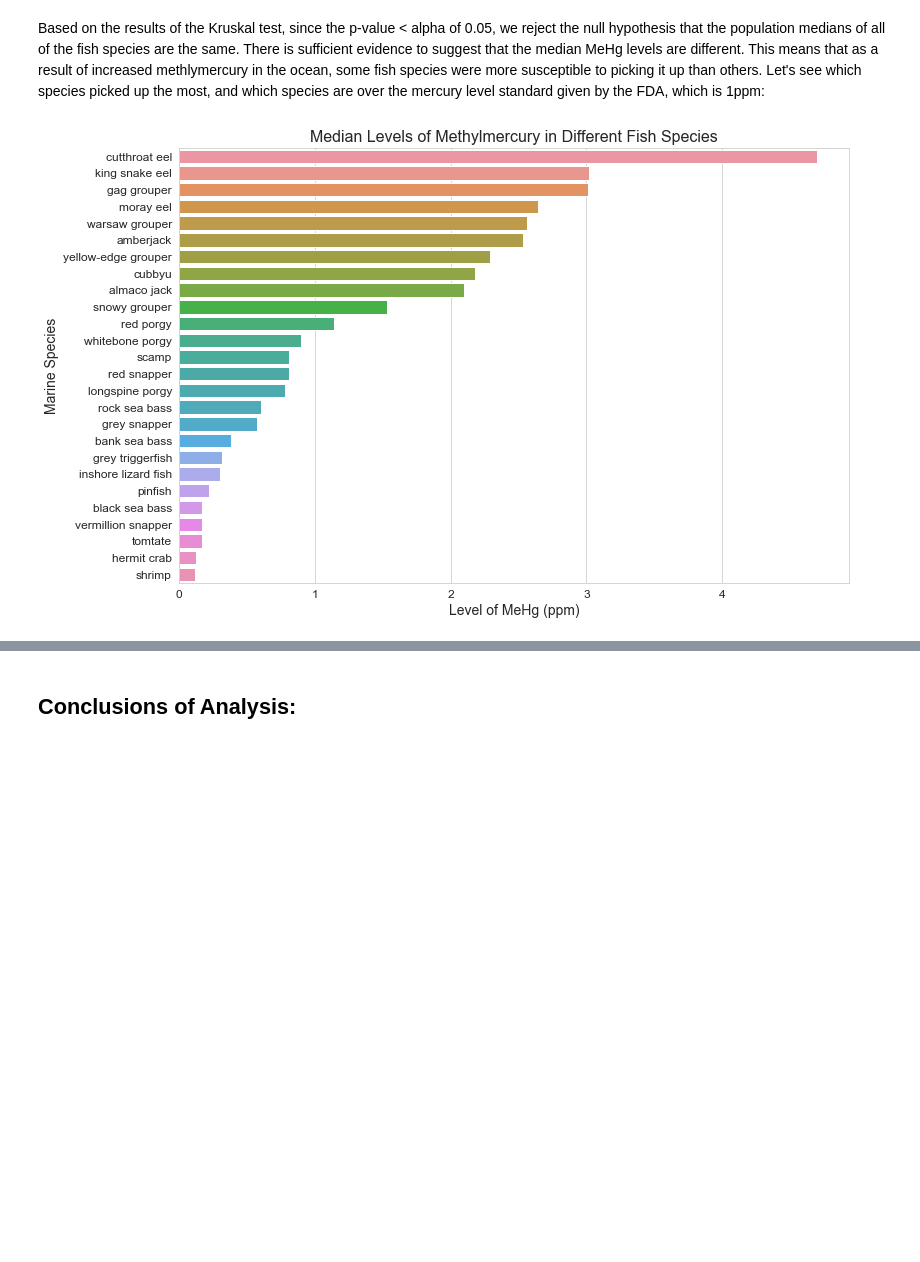
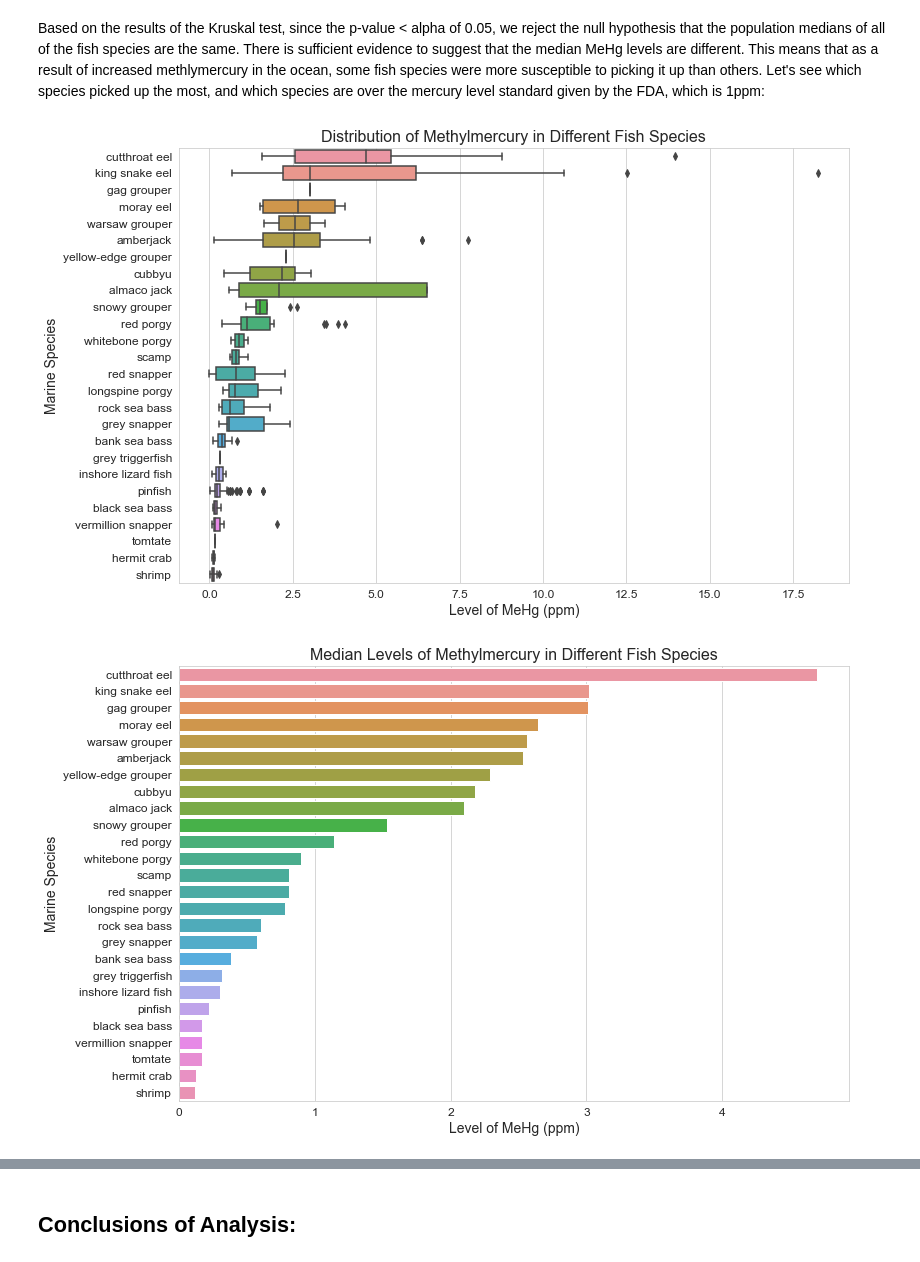
Before and after one commit to gbugieda/final-367-datascience, a Jupyter notebook: final-ocean-oil-spills.ipynb, the cells around one changed output, grey strips where cells are left out. Drawn from its saved outputs; the diff is of its cells as text; code cells hidden in the pictures; blank space fills up the shorter version.

```diff
--- a/final-ocean-oil-spills.ipynb
+++ b/final-ocean-oil-spills.ipynb
@@ -365,17 +385,29 @@ Since the pvalue is less than 0.05, we reject the null hypothesis.
 Based on the results of the Kruskal test, since the p-value < alpha of 0.05, we reject the null hypothesis that the population medians of all of the fish species are the same.  There is sufficient evidence to suggest that the median MeHg levels are different.  This means that as a result of increased methlymercury in the ocean, some fish species were more susceptible to picking it up than others.  Let's see which species picked up the most, and which species are over the mercury level standard given by the FDA, which is 1ppm:
 # %%
 medianMercury = mercury.groupby('Species').agg({'MeHg':'median'}).reset_index().sort_values('MeHg',ascending = False)
+
+plt.subplots(figsize=(12,8))
+sns.set_style("whitegrid")
+sns.boxplot(data=mercury,x="MeHg",y='Species',orient='h',order=medianMercury['Species'])
+
+plt.title("Distribution of Methylmercury in Different Fish Species",fontsize=16)
+plt.xlabel("Level of MeHg (ppm)",fontsize=14)
+plt.ylabel("Marine Species",fontsize=14)
+plt.xticks(fontsize=12)
+plt.yticks(fontsize=12)
+plt.show()
 
 plt.subplots(figsize=(12,8))
 sns.set_style("whitegrid")
 sns.barplot(data=medianMercury,x="MeHg",estimator=np.median,y='Species',orient='h',ci=None)
 
 plt.title("Median Levels of Methylmercury in Different Fish Species",fontsize=16)
 plt.xlabel("Level of MeHg (ppm)",fontsize=14)
 plt.ylabel("Marine Species",fontsize=14)
 plt.xticks(fontsize=12)
 plt.yticks(fontsize=12)
 plt.show()
 # %% [output]
-[figure, old version]
+[figure, new version]
+[figure, added]
 # %% [markdown]
```
Also changed, not shown: parts of 10 cells of this notebook, 1 other file.
